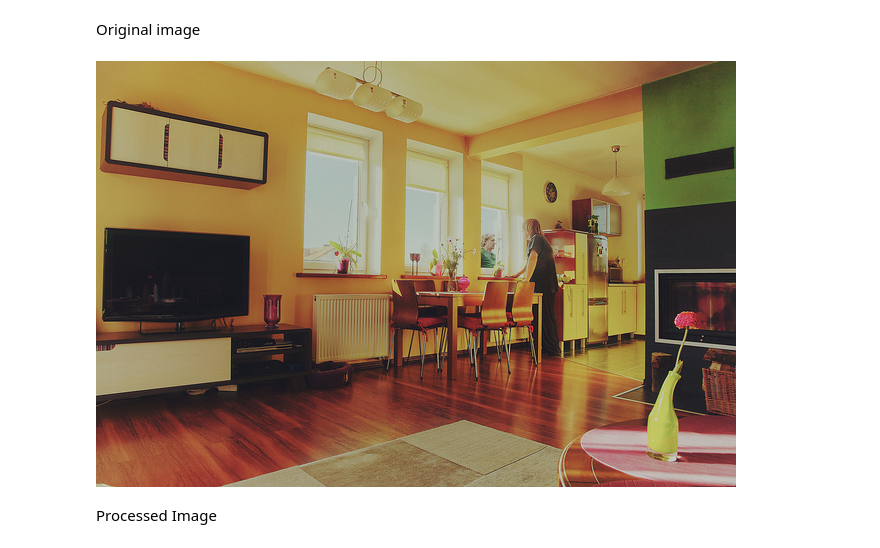
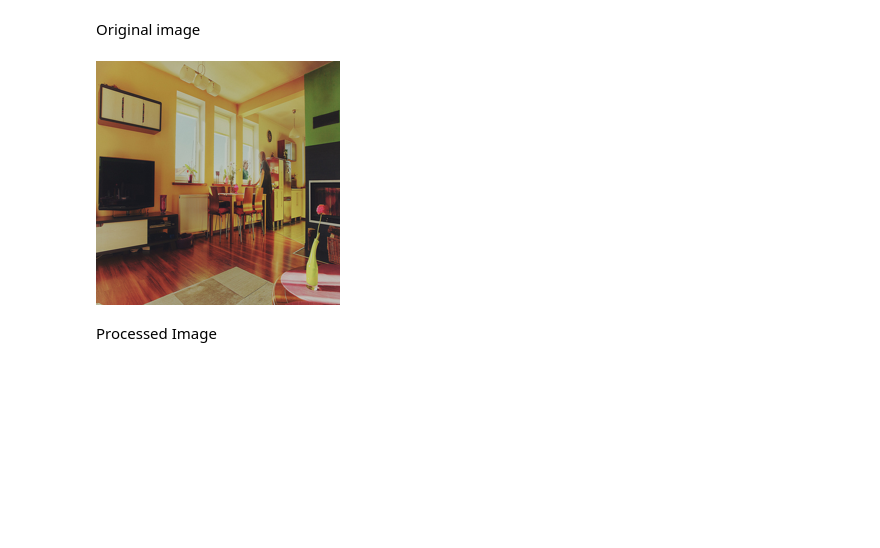
Before and after one commit to jullian-yapeter/lcmvae, a Jupyter notebook: data_loader_demo.ipynb, the cells around one changed output. Cells and saved outputs as stored; diff of their text form; code cells hidden in the pictures; blank space fills up the shorter version.

```diff
--- a/data_loader_demo.ipynb
+++ b/data_loader_demo.ipynb
@@ -118,11 +118,11 @@ Original image
 # %%
 # coco_val2017.coco.loadImgs(coco_val2017.ids[0])
 first_id = coco_val2017.ids[0]
 path = coco_val2017.coco.loadImgs(first_id)[0]['file_name']
 raw_img = Image.open(os.path.join(image_dir, path)).convert("RGB")
-raw_img
+raw_img.resize((244,244))
 # %% [output]
-[figure, old version]
+[figure, new version]
 # %% [markdown]
 Processed Image
 # %%
```
Also changed, not shown: parts of 2 cells of this notebook, 2 other files.
